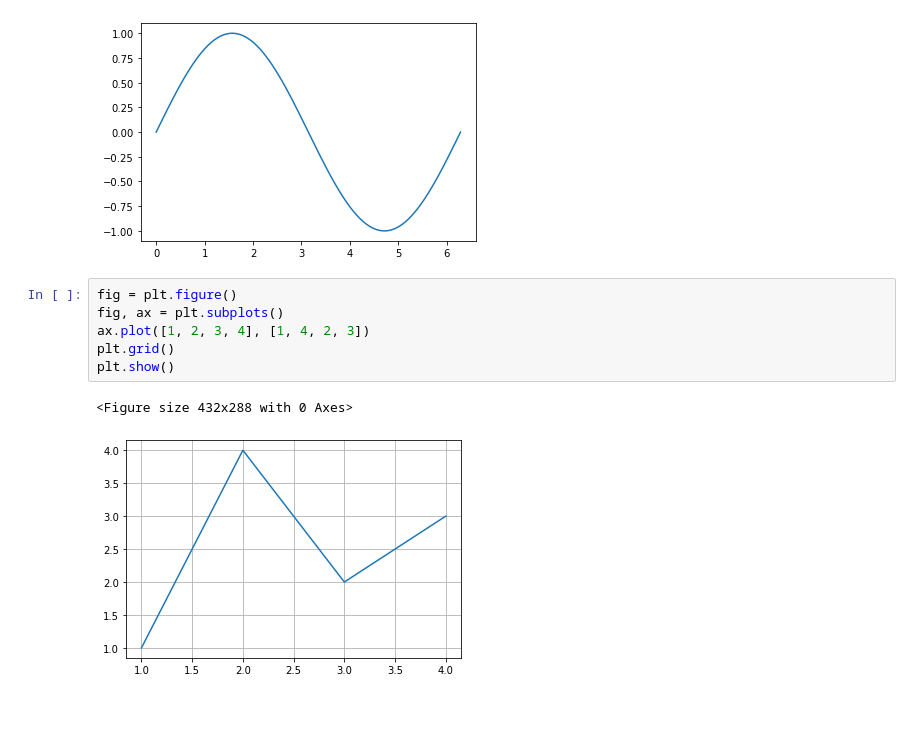
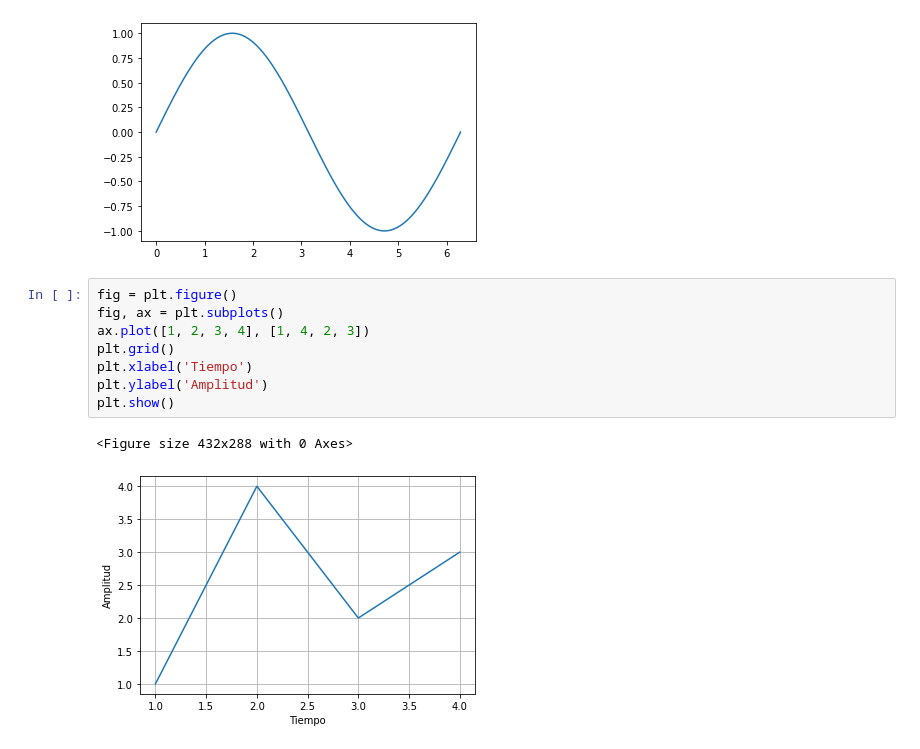
Before and after one commit to 2jcortesj2/info2, a Jupyter notebook: Ejercicio matplotlib.ipynb, the cells around one changed output. Saved outputs shown, nothing was run; the diff lists cells and outputs as text; blank space fills up the shorter version.

```diff
--- a/Ejercicio matplotlib.ipynb
+++ b/Ejercicio matplotlib.ipynb
@@ -14,9 +14,11 @@ plt.show
 # %%
 fig = plt.figure()
 fig, ax = plt.subplots()
 ax.plot([1, 2, 3, 4], [1, 4, 2, 3])
 plt.grid()
+plt.xlabel('Tiempo')
+plt.ylabel('Amplitud')
 plt.show()
 # %% [output]
 <Figure size 432x288 with 0 Axes>
-[figure, old version]
+[figure, new version]
```
Also changed, not shown: parts of 1 cell of this notebook, 1 other file.
